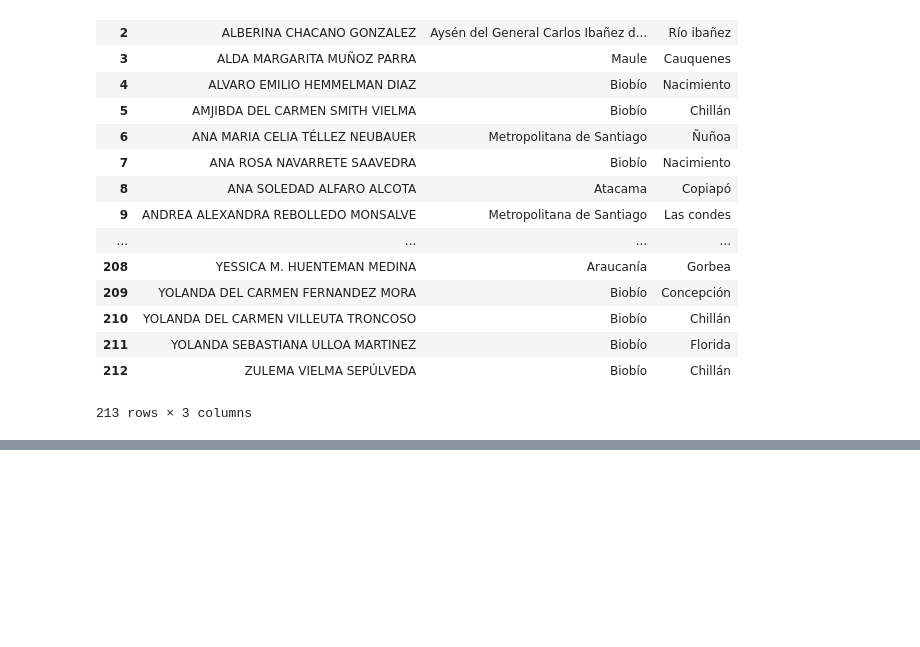
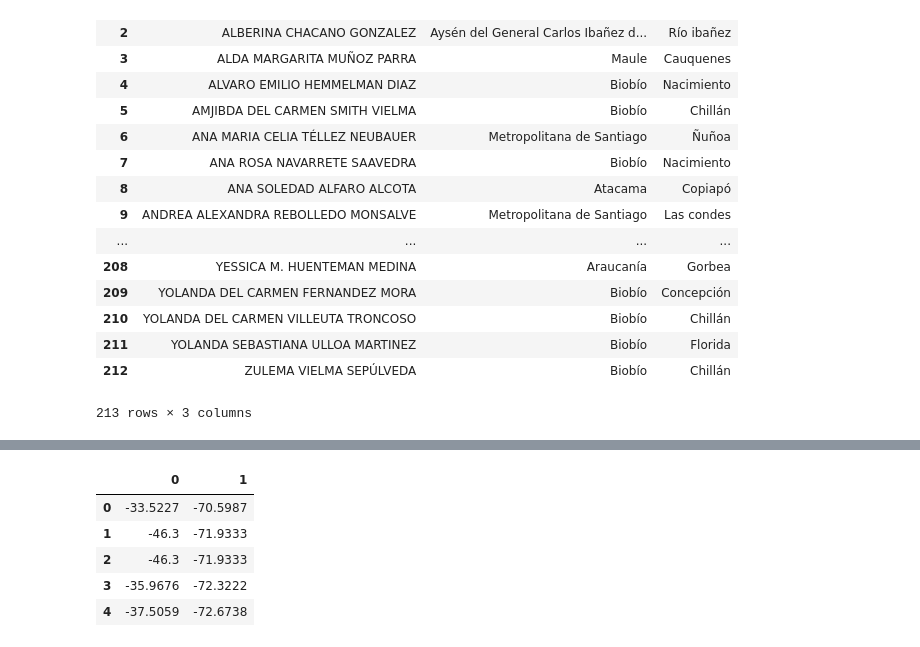
Before and after one commit to josemagr95/Jose_Gomez, a Jupyter notebook: ARTESANOS BROWSER SEARCH.ipynb, the cells around one changed output, grey strips where cells are left out. Saved outputs shown, nothing was run; the diff lists cells and outputs as text; code cells hidden in the pictures; blank space fills up the shorter version.

```diff
--- a/ARTESANOS BROWSER SEARCH.ipynb
+++ b/ARTESANOS BROWSER SEARCH.ipynb
@@ -198,0 +244,9 @@ datosArtesanos
+# %%
+datosTabla1.head(5)
+# %% [output]
+|  | 0 | 1 |
+| 0 | -33.5227 | -70.5987 |
+| 1 | -46.3 | -71.9333 |
+| 2 | -46.3 | -71.9333 |
+| 3 | -35.9676 | -72.3222 |
+| 4 | -37.5059 | -72.6738 |
```
Also changed, not shown: parts of 12 cells of this notebook.
